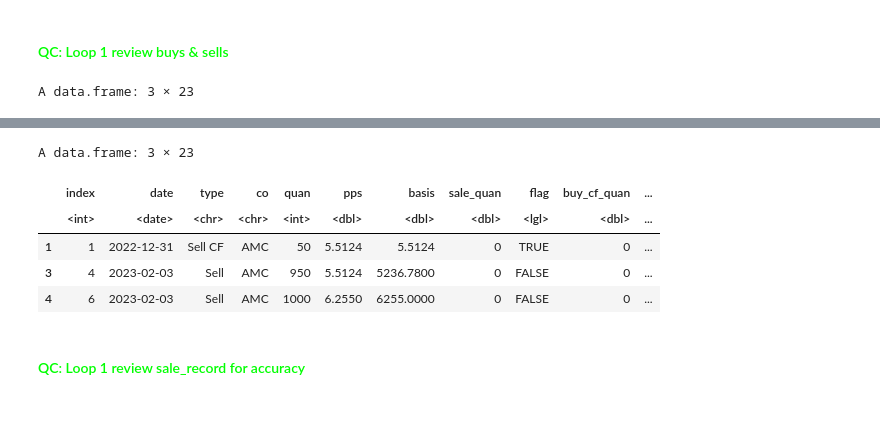
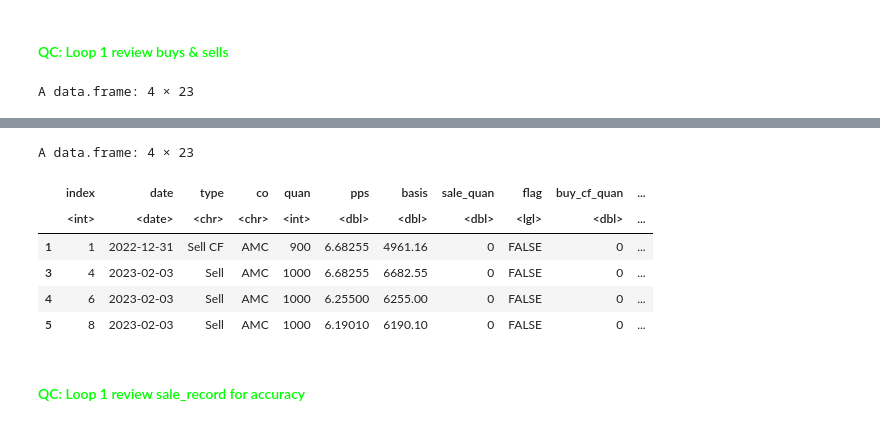
Before and after one commit to GrayCoHub/fifo_redo, a Jupyter notebook: fifo_rows_redo2.ipynb, the cells around one changed output, grey strips where cells are left out. Cells and saved outputs as stored; diff of their text form; code cells hidden in the pictures.

```diff
--- a/fifo_rows_redo2.ipynb
+++ b/fifo_rows_redo2.ipynb
@@ -129,7 +131,7 @@ A data.frame: 1 × 23
 # %%
 # # update b based upon the Sale Type: b>s, b<s, b==s
 
-update_b <- function() {
+update_b <- function(b, buys) {
 
 
         # ( b > s ) ,  Buy C/F
@@ -152,6 +154,7 @@ update_b <- function() {
 
             # Has buy c/f
             b$flag <- TRUE
+            buys$flag[1] <- TRUE
 
        # ( s > b ), has sell carryforward
 
@@ -194,9 +197,12 @@ update_b <- function() {
  #           s$type <- "SOLD"
             }
 
-        return(b)
+        return(list(b, buys))
 }  # fct
 
-updated_b <- update_b()
-updated_b
+update_b_list <- update_b(b, buys)
+updated_b <- update_b_list[[1]]
+buys <- update_b_list[[2]]
+dim(updated_b)
+dim(buys)
 # %% [output]
@@ -272,10 +316,13 @@ dim(sells)
 # %%
 # Evaluate the type of carryforward, then update buys or sells w/cf to prepare for next transaction (loop)
 
-update_withcf <- function(buys, sells) {
+update_buys_sells <- function(buys, sells) {
 
     #  Check the most recent row ??? of sale_record or the last row of sale_record (was bind() or add_row() ? )
-    last_row <- tail(sale_records, n = 1)
+
+   last_row <- head(sale_records, n = 1)
+
+    #first_row <- head(sale_records, n=1)
 
     # b == s (no c/f)
     if(last_row$flag == FALSE && last_row$true_false == FALSE) {
@@ -325,6 +372,7 @@ update_withcf <- function(buys, sells) {
 
 
 
+
 # -------------------------------------------------------------------------------------------------------------------------
 
 
@@ -335,12 +383,14 @@ update_withcf <- function(buys, sells) {
         b1$quan <- b1$sold_cf_quan
         b1$pps <- b1$sold_cf_pps
         b1$basis <- b1$sold_cf_basis
-        b1$flag <- FALSE
+        b1$flag <- TRUE
         b1$sale_quan <- 0
         b1[ , 10:ncol(b1)] <- 0
 
         test <- buys
-        test <- test %>% add_row(b1, .before = 1)
+
+      #  test <- test %>% add_row(b1, .before = 1)
+        test <- test %>% add_row(b1, .after = 1)
         buys <- test
 
   # ---------------------------------------------------------------------------------------------------------------
@@ -423,7 +473,7 @@ update_withcf <- function(buys, sells) {
             cat("printing: s1 ... dim of sells increases with c/f ", "\n")
             s1
         }else {
-            cat("If msg here, there is no CF and potential issue exists in fct update_withcf. ", "\n")
+            cat("If msg here, there is no CF and potential issue exists in fct update_buys_sells. ", "\n")
             }
 
     return(list(buys, sells))
@@ -431,7 +481,7 @@ update_withcf <- function(buys, sells) {
   }  # fct
 
 # fct call
-return_list <- update_withcf(buys, sells)
+return_list <- update_buys_sells(buys, sells)
 
 buys <- return_list[[1]]
 sells <- return_list[[2]]
@@ -477,10 +553,12 @@ copy_snip <- function (buys, sells) {
 
     # snip .... if
 
-    if(buys$type[1] == "Buy CF")   {
+  #  if(buys$type[1] == "Buy CF")   {
+    if(buys$type[1] == "Buy CF" || buys$flag[1] == TRUE)   {
+   # if(buys$flag[1] == "TRUE")   {
         cat(" Contains buy carryforward - remove buys c/f row and DO snip sells \n")
          # remove the original buys and sells
-         buys <- buys[-2, ]
+         buys <- buys[-1, ]
          sells <- sells[-2, ]
         return(list(b1, s1, buys, sells))
 
@@ -517,9 +595,9 @@ dim(sells)
 # %% [markdown]
 #### <font color = lime> QC: Loop 1 review buys & sells
 # %%
-buys[1:3,]
-sells[1:3,]
+buys[1:4,]
+sells[1:4,]
 # %% [output]
-A data.frame: 3 × 23
+A data.frame: 4 × 23
 |  | index | date | type | co | quan | pps | basis | sale_quan | flag | buy_cf_quan | ... |
 |  | <int> | <date> | <chr> | <chr> | <int> | <dbl> | <dbl> | <dbl> | <lgl> | <dbl> | ... |
@@ -529,9 +608,10 @@ A data.frame: 3 × 23
-A data.frame: 3 × 23
+A data.frame: 4 × 23
 |  | index | date | type | co | quan | pps | basis | sale_quan | flag | buy_cf_quan | ... |
 |  | <int> | <date> | <chr> | <chr> | <int> | <dbl> | <dbl> | <dbl> | <lgl> | <dbl> | ... |
-| 1 | 1 | 2022-12-31 | Sell CF | AMC | 50 | 5.5124 | 5.5124 | 0 | TRUE | 0 | ... |
-| 3 | 4 | 2023-02-03 | Sell | AMC | 950 | 5.5124 | 5236.7800 | 0 | FALSE | 0 | ... |
-| 4 | 6 | 2023-02-03 | Sell | AMC | 1000 | 6.2550 | 6255.0000 | 0 | FALSE | 0 | ... |
+| 1 | 1 | 2022-12-31 | Sell CF | AMC | 900 | 6.68255 | 4961.16 | 0 | FALSE | 0 | ... |
+| 3 | 4 | 2023-02-03 | Sell | AMC | 1000 | 6.68255 | 6682.55 | 0 | FALSE | 0 | ... |
+| 4 | 6 | 2023-02-03 | Sell | AMC | 1000 | 6.25500 | 6255.00 | 0 | FALSE | 0 | ... |
+| 5 | 8 | 2023-02-03 | Sell | AMC | 1000 | 6.19010 | 6190.10 | 0 | FALSE | 0 | ... |
 # %% [markdown]
 #### <font color = lime> QC: Loop 1 review sale_record for accuracy
 # %%
```
Also changed, not shown: parts of 54 cells of this notebook.
